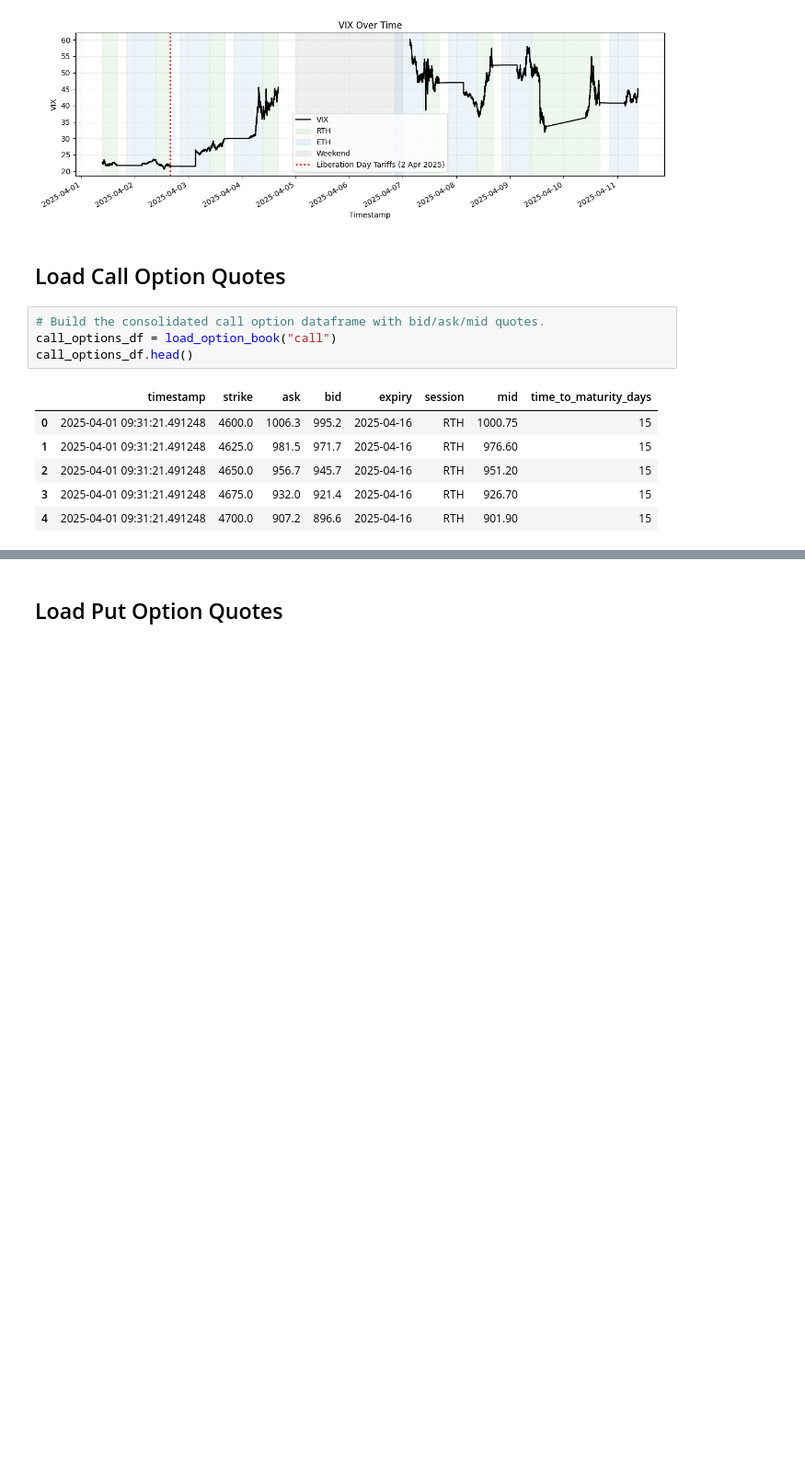
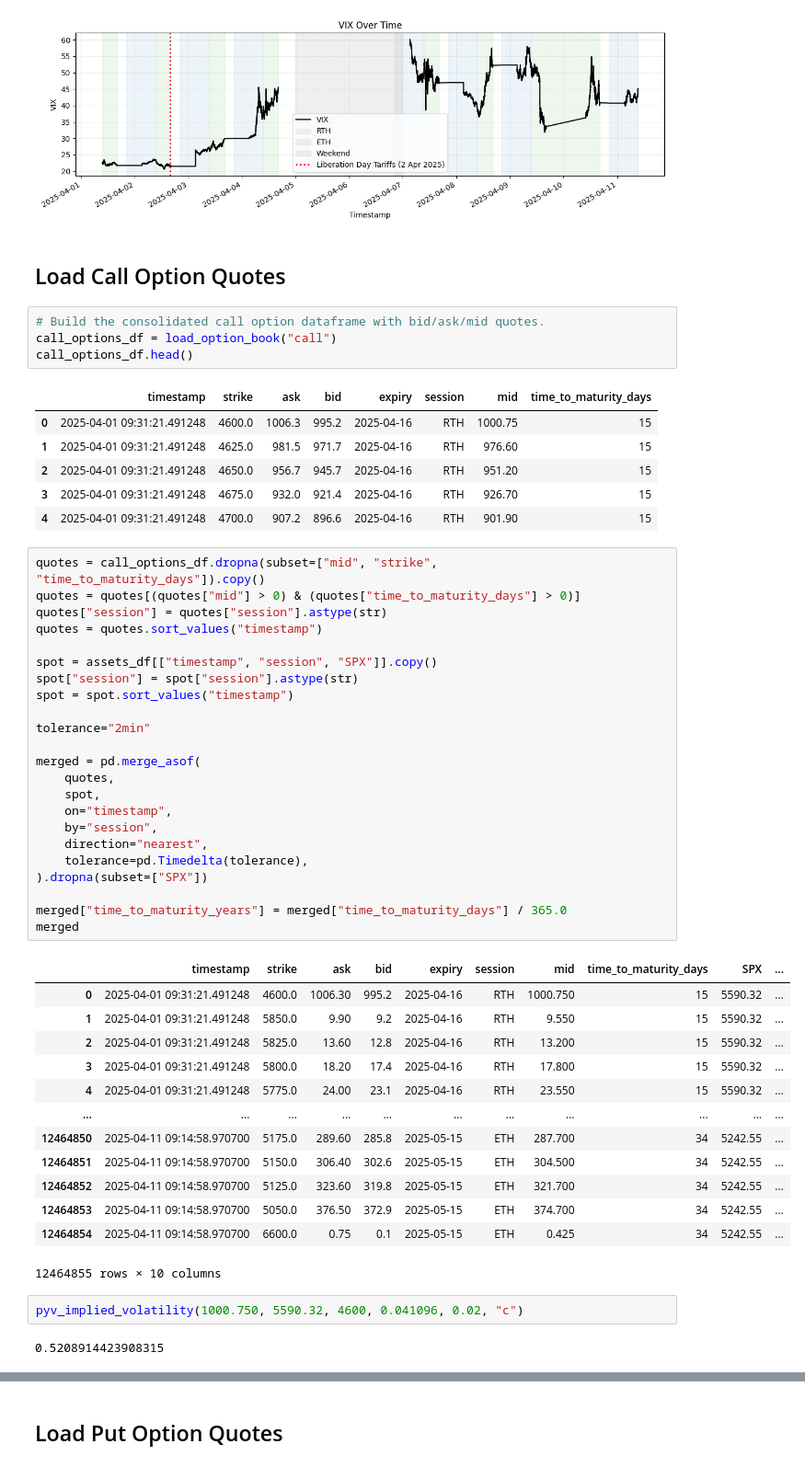
Before and after one commit to xavierchen0/qf620-stoch-proj, a Jupyter notebook: proj.ipynb, the cells around one changed output, grey strips where cells are left out. Shown: that part at 92% size. Drawn from its saved outputs; the diff is of its cells as text; blank space fills up the shorter version.

```diff
--- a/proj.ipynb
+++ b/proj.ipynb
@@ -234,3 +315,44 @@ call_options_df.head()
 | 2 | 2025-04-01 09:31:21.491248 | 4650.0 | 956.7 | 945.7 | 2025-04-16 | RTH | 951.20 | 15 |
 | 3 | 2025-04-01 09:31:21.491248 | 4675.0 | 932.0 | 921.4 | 2025-04-16 | RTH | 926.70 | 15 |
 | 4 | 2025-04-01 09:31:21.491248 | 4700.0 | 907.2 | 896.6 | 2025-04-16 | RTH | 901.90 | 15 |
+# %%
+quotes = call_options_df.dropna(subset=["mid", "strike", "time_to_maturity_days"]).copy()
+quotes = quotes[(quotes["mid"] > 0) & (quotes["time_to_maturity_days"] > 0)]
+quotes["session"] = quotes["session"].astype(str)
+quotes = quotes.sort_values("timestamp")
+
+spot = assets_df[["timestamp", "session", "SPX"]].copy()
+spot["session"] = spot["session"].astype(str)
+spot = spot.sort_values("timestamp")
+
+tolerance="2min"
+
+merged = pd.merge_asof(
+    quotes,
+    spot,
+    on="timestamp",
+    by="session",
+    direction="nearest",
+    tolerance=pd.Timedelta(tolerance),
+).dropna(subset=["SPX"])
+
+merged["time_to_maturity_years"] = merged["time_to_maturity_days"] / 365.0
+merged
+# %% [output]
+|  | timestamp | strike | ask | bid | expiry | session | mid | time_to_maturity_days | SPX | ... |
+| 0 | 2025-04-01 09:31:21.491248 | 4600.0 | 1006.30 | 995.2 | 2025-04-16 | RTH | 1000.750 | 15 | 5590.32 | ... |
+| 1 | 2025-04-01 09:31:21.491248 | 5850.0 | 9.90 | 9.2 | 2025-04-16 | RTH | 9.550 | 15 | 5590.32 | ... |
+| 2 | 2025-04-01 09:31:21.491248 | 5825.0 | 13.60 | 12.8 | 2025-04-16 | RTH | 13.200 | 15 | 5590.32 | ... |
+| 3 | 2025-04-01 09:31:21.491248 | 5800.0 | 18.20 | 17.4 | 2025-04-16 | RTH | 17.800 | 15 | 5590.32 | ... |
+| 4 | 2025-04-01 09:31:21.491248 | 5775.0 | 24.00 | 23.1 | 2025-04-16 | RTH | 23.550 | 15 | 5590.32 | ... |
+| ... | ... | ... | ... | ... | ... | ... | ... | ... | ... | ... |
+| 12464850 | 2025-04-11 09:14:58.970700 | 5175.0 | 289.60 | 285.8 | 2025-05-15 | ETH | 287.700 | 34 | 5242.55 | ... |
+| 12464851 | 2025-04-11 09:14:58.970700 | 5150.0 | 306.40 | 302.6 | 2025-05-15 | ETH | 304.500 | 34 | 5242.55 | ... |
+| 12464852 | 2025-04-11 09:14:58.970700 | 5125.0 | 323.60 | 319.8 | 2025-05-15 | ETH | 321.700 | 34 | 5242.55 | ... |
+| 12464853 | 2025-04-11 09:14:58.970700 | 5050.0 | 376.50 | 372.9 | 2025-05-15 | ETH | 374.700 | 34 | 5242.55 | ... |
+| 12464854 | 2025-04-11 09:14:58.970700 | 6600.0 | 0.75 | 0.1 | 2025-05-15 | ETH | 0.425 | 34 | 5242.55 | ... |
+12464855 rows × 10 columns
+# %%
+pyv_implied_volatility(1000.750, 5590.32, 4600, 0.041096, 0.02, "c")
+# %% [output]
+0.5208914423908315
```
Also changed, not shown: parts of 9 cells of this notebook, 1 other file.
